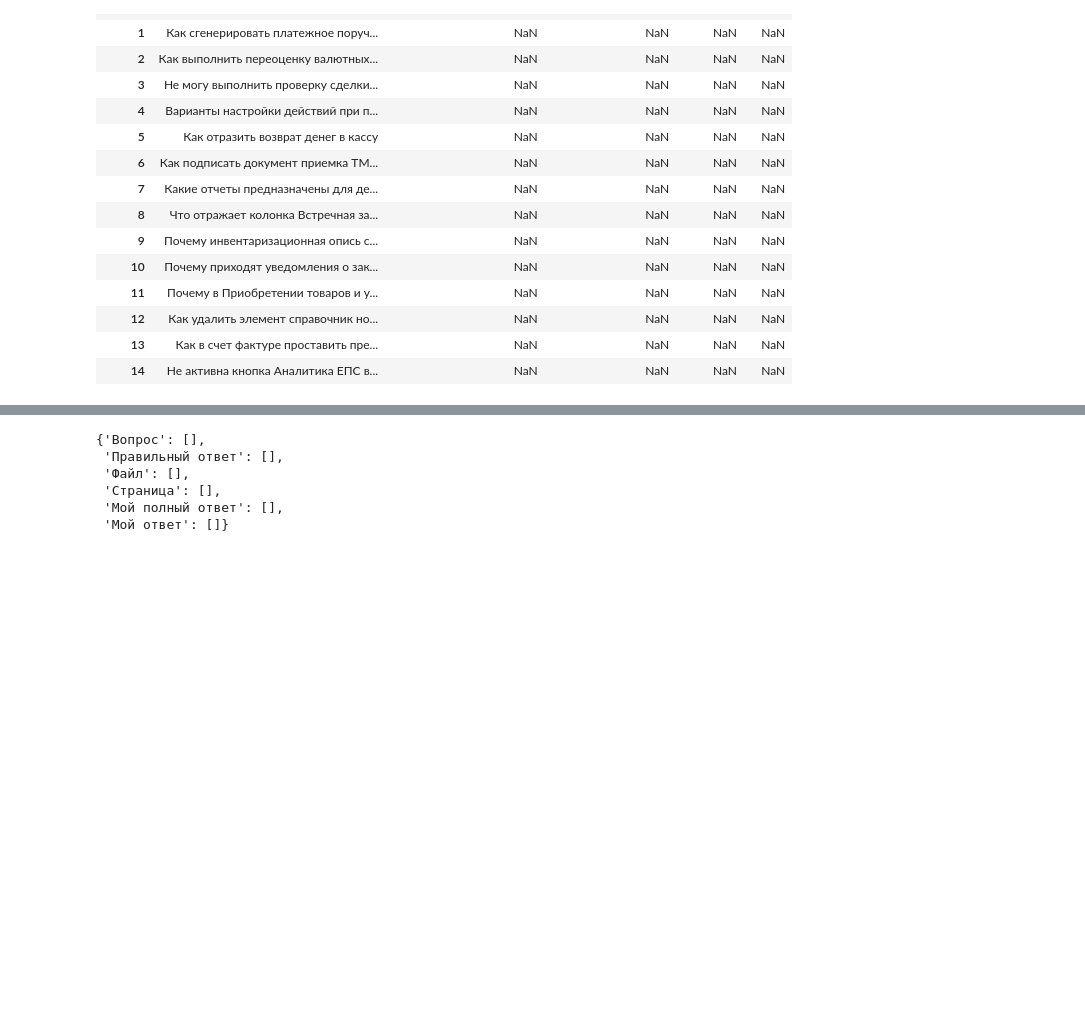
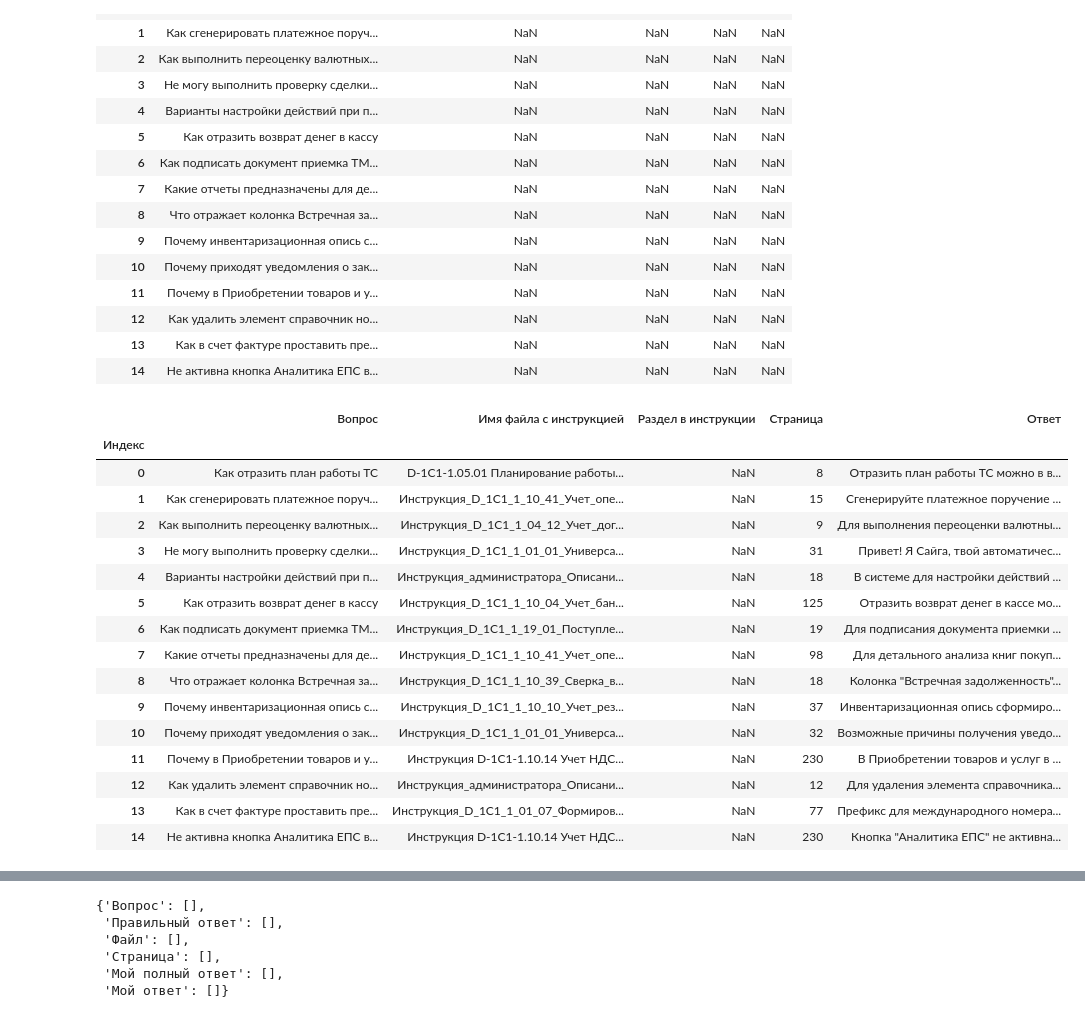
Before and after one commit to Yagorka/AtomHack, a Jupyter notebook: app/app.ipynb, the cells around one changed output, grey strips where cells are left out. Cells and saved outputs as stored; diff of their text form; code cells hidden in the pictures; blank space fills up the shorter version.

```diff
--- a/app/app.ipynb
+++ b/app/app.ipynb
@@ -70,7 +70,7 @@ def get_llm_answer(query, chunks_join):
     ===========
     {query}'''.format(chunks_join=chunks_join, query=query)
 
-    SYSTEM_PROMPT = "Ты — Сайга, русскоязычный автоматический ассистент. Ты разговариваешь с людьми и помогаешь им."
+    SYSTEM_PROMPT = "Ты система поддержки пользователей компании Росатом. Ты разговариваешь с людьми и помогаешь им."
     RESPONSE_TEMPLATE = "<|im_start|>assistant\n"
 
     prompt = f'''<|im_start|>system\n{SYSTEM_PROMPT}<|im_end|>\n<|im_start|>user\n{user_prompt}<|im_end|>\n{RESPONSE_TEMPLATE}'''
@@ -276,16 +276,36 @@ questions
 # %%
 for i in range(len(questions)):
     temp_row = questions.iloc[i, :]
-    query = temp_row.loc[i, 'Вопрос']
+    query = temp_row['Вопрос']
     res = ''
-    pdf_chunk = search_best_from_unstructured(temp_row['Вопрос'])
-    result = get_llm_answer(temp_row['Вопрос'], pdf_chunk.page_content).split('|im_end|>')[0]
-    temp_row.loc[i, 'Вопрос'].append(result)
-    temp_row['Правильный ответ'].append(result)
+    pdf_chunk = search_best_from_unstructured(query)
+    result = get_llm_answer(query, pdf_chunk.page_content).split('|im_end|>')[0]
+    questions.loc[i, 'Ответ'] = result
     page = pdf_chunk.metadata["source"].split("/")[-1].split("_")[-1].split(".")[0]
-    new_dict['Страница'].append(page)
+    questions.loc[i, 'Страница'] = page
     file_name = pdf_chunk.metadata['source'].split('/')[-2] + ".pdf"
-    new_dict['Файл'].append(file_name)
-    info = f'Страница: {page}, Исходный документ: {file_name}'
-    res += '\n ' + f'Ответ LLM: {result}' + '\n' + info
-    new_dict['Мой полный ответ'].append(res)
+    questions.loc[i, 'Имя файла с инструкцией'] = file_name
+    # new_dict['Файл'].append(file_name)
+    # info = f'Страница: {page}, Исходный документ: {file_name}'
+    # res += '\n ' + f'Ответ LLM: {result}' + '\n' + info
+    # new_dict['Мой полный ответ'].append(res)
+# %%
+questions
+# %% [output]
+|  | Вопрос | Имя файла с инструкцией | Раздел в инструкции | Страница | Ответ |
+| Индекс |  |  |  |  |  |
+| 0 | Как отразить план работы ТС | D-1C1-1.05.01 Планирование работы... | NaN | 8 | Отразить план работы ТС можно в в... |
+| 1 | Как сгенерировать платежное поруч... | Инструкция_D_1C1_1_10_41_Учет_опе... | NaN | 15 | Сгенерируйте платежное поручение ... |
+| 2 | Как выполнить переоценку валютных... | Инструкция_D_1C1_1_04_12_Учет_дог... | NaN | 9 | Для выполнения переоценки валютны... |
+| 3 | Не могу выполнить проверку сделки... | Инструкция_D_1C1_1_01_01_Универса... | NaN | 31 | Привет! Я Сайга, твой автоматичес... |
+| 4 | Варианты настройки действий при п... | Инструкция_администратора_Описани... | NaN | 18 | В системе для настройки действий ... |
+| 5 | Как отразить возврат денег в кассу | Инструкция_D_1C1_1_10_04_Учет_бан... | NaN | 125 | Отразить возврат денег в кассе мо... |
+| 6 | Как подписать документ приемка ТМ... | Инструкция_D_1C1_1_19_01_Поступле... | NaN | 19 | Для подписания документа приемки ... |
+| 7 | Какие отчеты предназначены для де... | Инструкция_D_1C1_1_10_41_Учет_опе... | NaN | 98 | Для детального анализа книг покуп... |
+| 8 | Что отражает колонка Встречная за... | Инструкция_D_1C1_1_10_39_Сверка_в... | NaN | 18 | Колонка "Встречная задолженность"... |
+| 9 | Почему инвентаризационная опись с... | Инструкция_D_1C1_1_10_10_Учет_рез... | NaN | 37 | Инвентаризационная опись сформиро... |
+| 10 | Почему приходят уведомления о зак... | Инструкция_D_1C1_1_01_01_Универса... | NaN | 32 | Возможные причины получения уведо... |
+| 11 | Почему в Приобретении товаров и у... | Инструкция D-1C1-1.10.14 Учет НДС... | NaN | 230 | В Приобретении товаров и услуг в ... |
+| 12 | Как удалить элемент справочник но... | Инструкция_администратора_Описани... | NaN | 12 | Для удаления элемента справочника... |
+| 13 | Как в счет фактуре проставить пре... | Инструкция_D_1C1_1_01_07_Формиров... | NaN | 77 | Префикс для международного номера... |
+| 14 | Не активна кнопка Аналитика ЕПС в... | Инструкция D-1C1-1.10.14 Учет НДС... | NaN | 230 | Кнопка "Аналитика ЕПС" не активна... |
```
Also changed, not shown: parts of 3 cells of this notebook, 4 other files.
